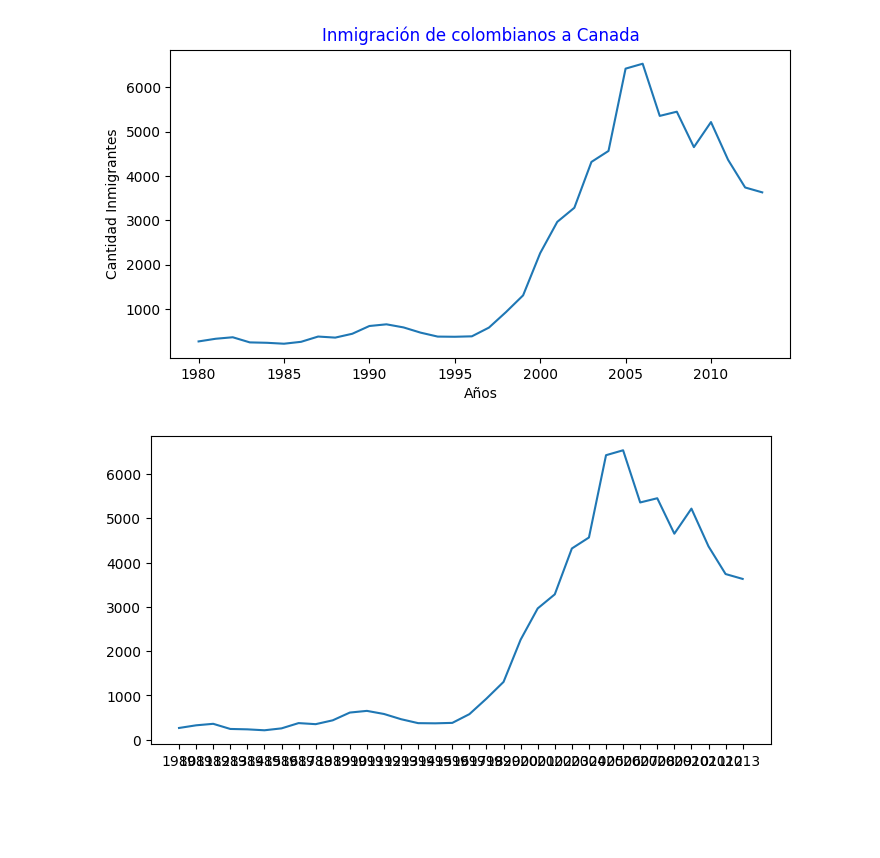
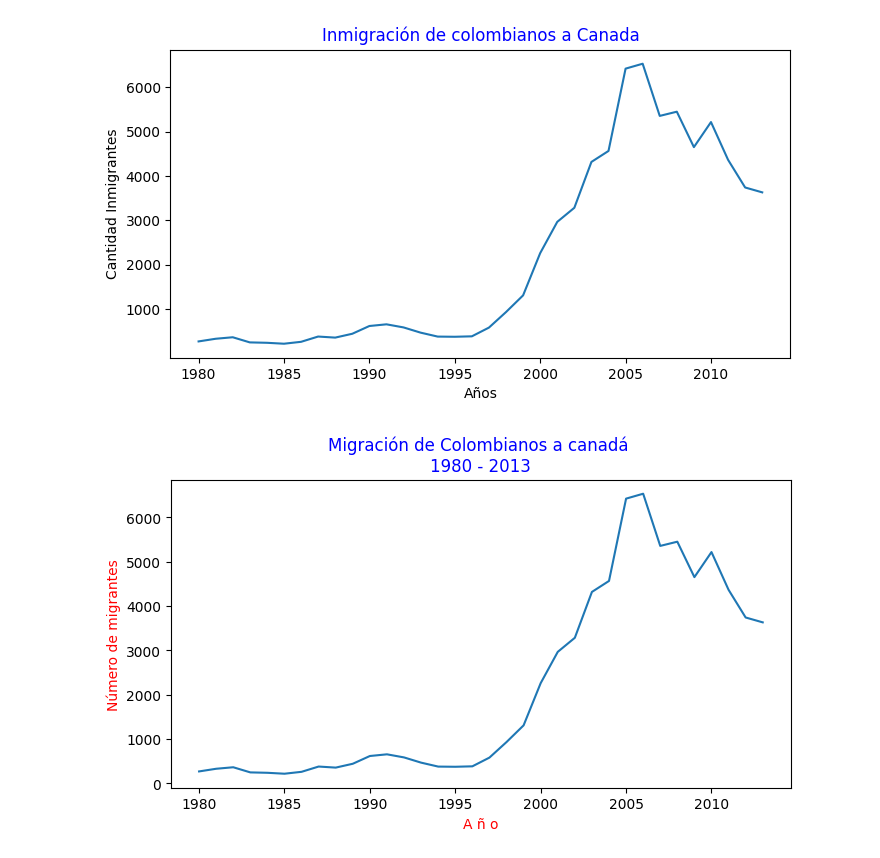
Before and after one commit to Goyo0117970/Challenge-1-de-Ciencia-de-datos-Alura, a Jupyter notebook: visualizacion_de_datos_con_python.ipynb, the cells around one changed output. Drawn from its saved outputs; the diff is of its cells as text; code cells hidden in the pictures; blank space fills up the shorter version.

```diff
--- a/visualizacion_de_datos_con_python.ipynb
+++ b/visualizacion_de_datos_con_python.ipynb
@@ -134,9 +134,14 @@ plt.ylabel('Cantidad Inmigrantes')
 plt.show()
 # %% [output]
 [figure]
-# %%
-fig, ax = plt.subplots(figsize=(8,4))
-ax.plot(datos_col['Año'],datos_col['Inmigrantes'])
-plt.show()
-# %% [output]
-[figure, removed]
+# %%
+fig, ax = plt.subplots(figsize=(8,4))
+ax.plot(datos_col['Año'],datos_col['Inmigrantes'])
+ax.xaxis.set_major_locator(plt.MultipleLocator(5))
+ax.yaxis.set_major_locator(plt.MultipleLocator(1000))
+ax.set_title('Migración de Colombianos a canadá \n1980 - 2013', color ='blue')
+ax.set_xlabel('A ñ o',color ='red')
+ax.set_ylabel('Número de migrantes',color ='red')
+plt.show()
+# %% [output]
+[figure, added]
```
